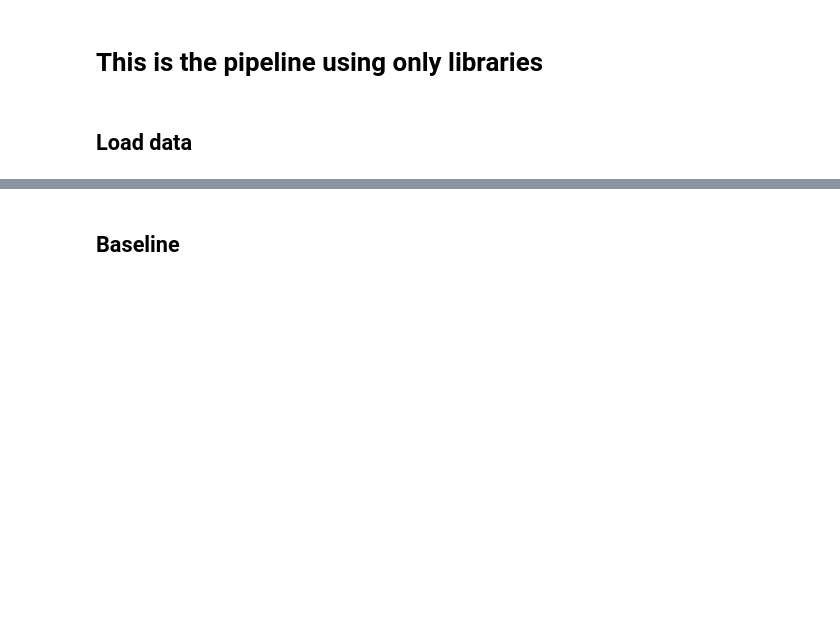
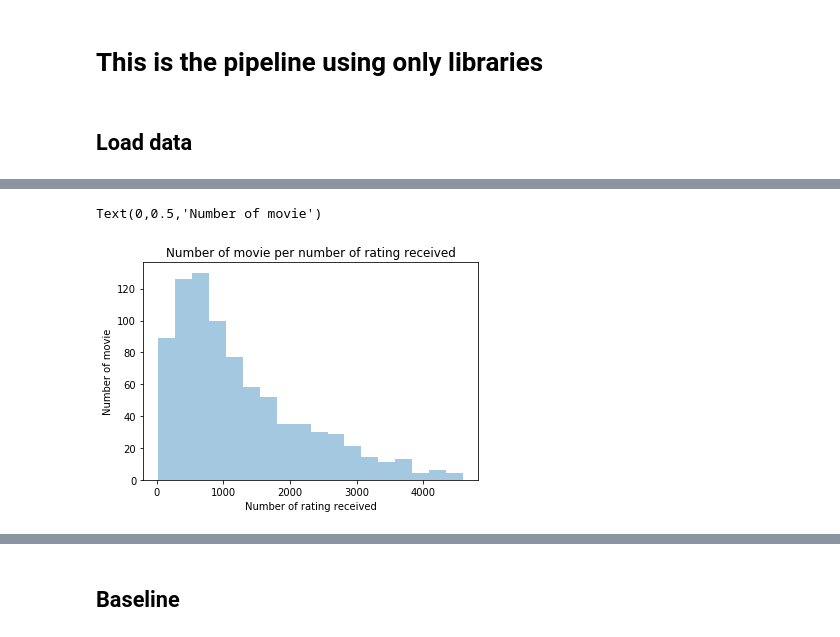
Before and after one commit to byrek3d/ML-Project-2-EPFL, a Jupyter notebook: pipeline.ipynb, the cells around one changed output, grey strips where cells are left out. Saved outputs shown, nothing was run; the diff lists cells and outputs as text; code cells hidden in the pictures; blank space fills up the shorter version.

```diff
--- a/pipeline.ipynb
+++ b/pipeline.ipynb
@@ -32,0 +72,3 @@ formatted_data= Dataset.load_from_df(dataFrame[['user','item','rating']],reader)
+# %%
+y = dataFrame.groupby("item").count().rating
+y.head()
@@ -32,0 +83,9 @@ formatted_data= Dataset.load_from_df(dataFrame[['user','item','rating']],reader)
+# %%
+import seaborn as sns
+sns.distplot(y, kde=False);
+plt.title('Number of movie per number of rating received')
+plt.xlabel('Number of rating received')
+plt.ylabel('Number of movie')
+# %% [output]
+Text(0,0.5,'Number of movie')
+[figure, added]
```
Also changed, not shown: parts of 10 cells of this notebook.
